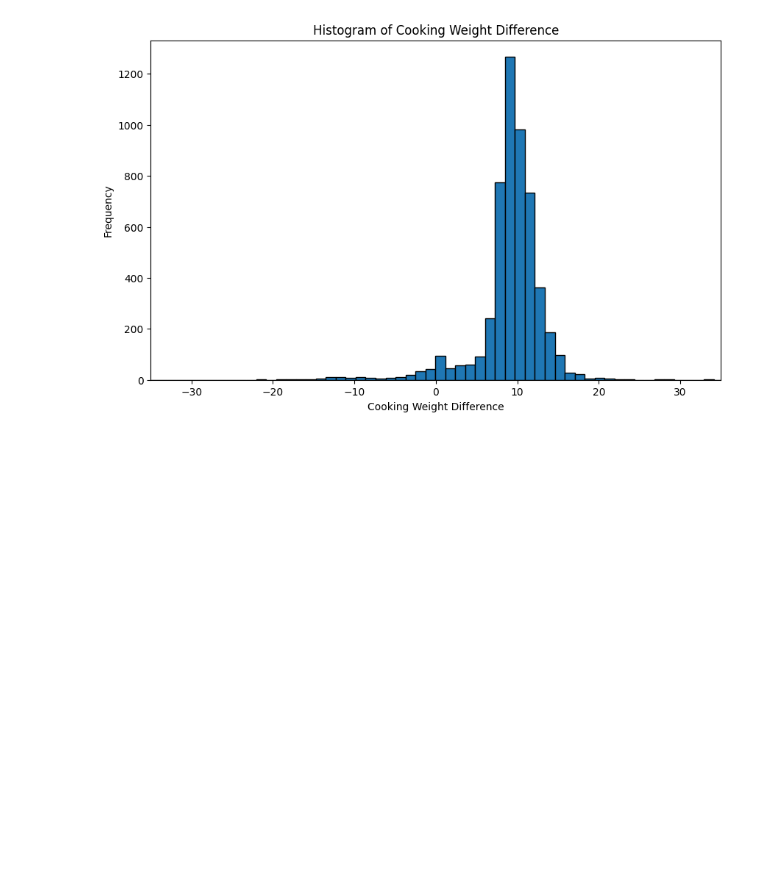
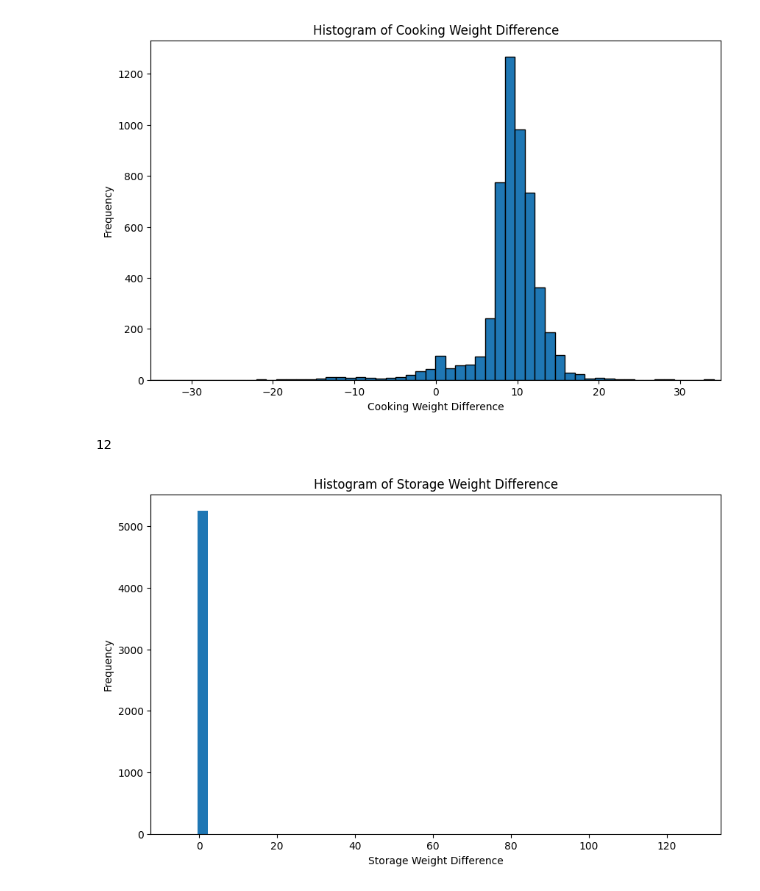
Before and after one commit to nguyenvuminhh/hkfood-junction-2024, a Jupyter notebook: test.ipynb, the cells around one changed output. Drawn from its saved outputs; the diff is of its cells as text; code cells hidden in the pictures; blank space fills up the shorter version.

```diff
--- a/test.ipynb
+++ b/test.ipynb
@@ -45,6 +45,8 @@ df_faith["batch_weight_after_cooking"] = df_faith["batch_weight_after_cooking"].
 df_faith["batch_final_weight"] = df_faith["batch_final_weight"].astype(float)
 
 df_faith["storage_time"] = (df_faith["batch_out_of_storage"] - df_faith["batch_into_storage"]).dt.days
+df_faith["cooking_weight_difference"] = (df_faith["batch_weight_before_cooking"] - df_faith["batch_weight_after_cooking"])
+df_faith["storage_weight_difference"] = (df_faith["batch_weight_after_cooking"] - df_faith["batch_final_weight"])
 
 df_faith.to_csv('faith.csv', index=False)
 df_faith.head(3)
@@ -102,6 +108,19 @@ plt.xlim(-35, 35)  # Change x-axis tick range
 plt.show()
 # %% [output]
 [figure]
+# %%
+
+
+plt.figure(figsize=(10, 6))
+plt.hist(df_hope["storage_weight_difference"], bins=50)
+plt.title("Histogram of Storage Weight Difference")
+plt.xlabel("Storage Weight Difference")
+plt.ylabel("Frequency")
+print(sum(df_faith["storage_weight_difference"] != 0))
+plt.show()
+# %% [output]
+12
+[figure, added]
 # %%
 df_package_weight.columns = ["ProductId", "PackingDate", "ExpireDate", "AverageWeight"] + ["BatchWeight" + str(i) for i in range(1, 33)]
 df_package_weight.to_csv('package_weight.csv', index=False)
```
Also changed, not shown: parts of 2 cells of this notebook, 3 other files.
